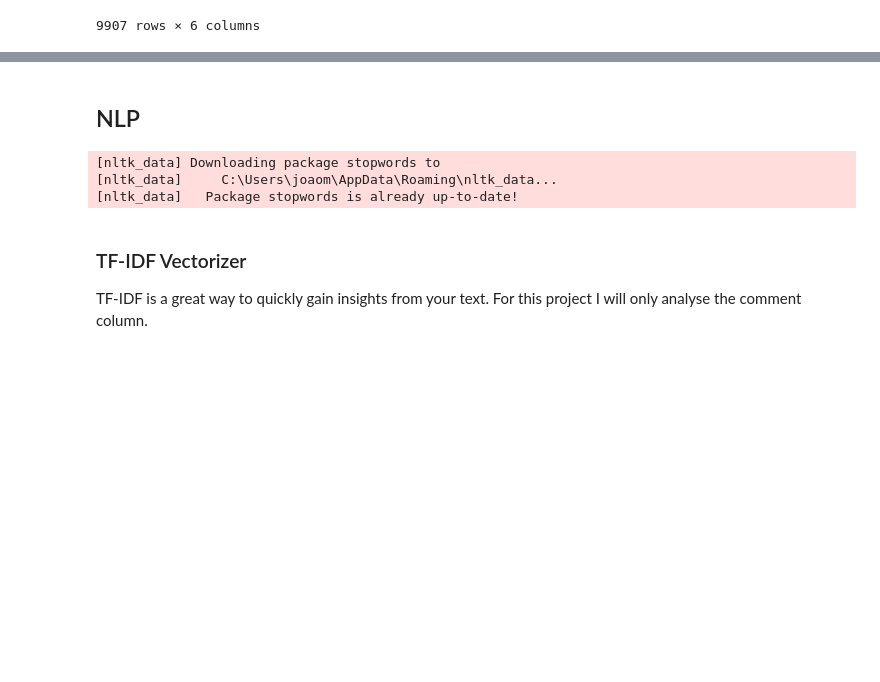
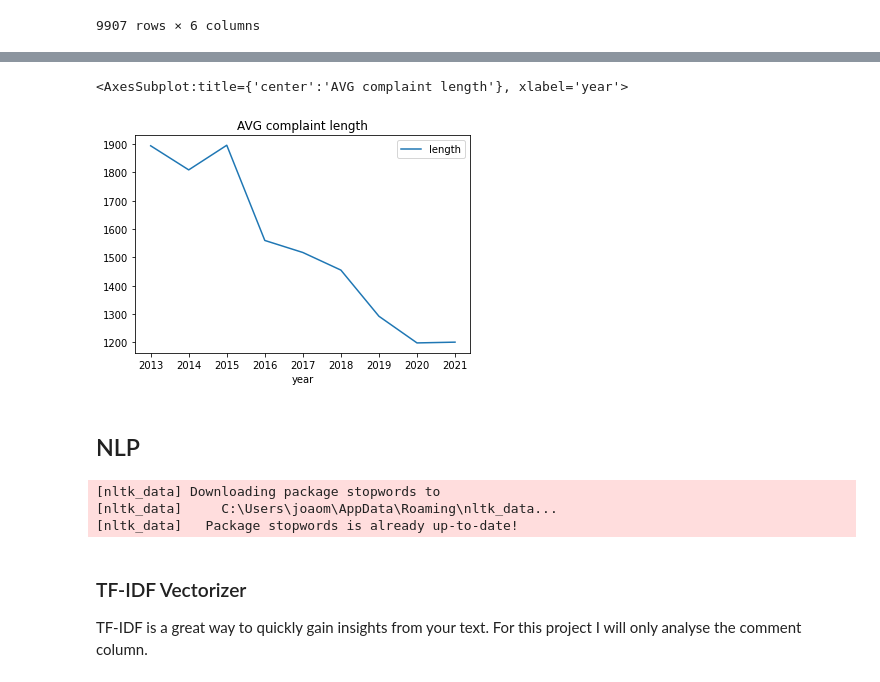
Before and after one commit to joaomsimoes/Complaints-Analysis-with-Python, a Jupyter notebook: eda.ipynb, the cells around one changed output, grey strips where cells are left out. Saved outputs shown, nothing was run; the diff lists cells and outputs as text; code cells hidden in the pictures; blank space fills up the shorter version.

```diff
--- a/eda.ipynb
+++ b/eda.ipynb
@@ -78,3 +103,8 @@ df
+# %%
+df.groupby('year').agg({'length': 'mean'}).plot(title='AVG complaint length')
+# %% [output]
+<AxesSubplot:title={'center':'AVG complaint length'}, xlabel='year'>
+[figure, added]
 # %% [markdown]
 ## NLP
 # %%
```
Also changed, not shown: parts of 5 cells of this notebook.
